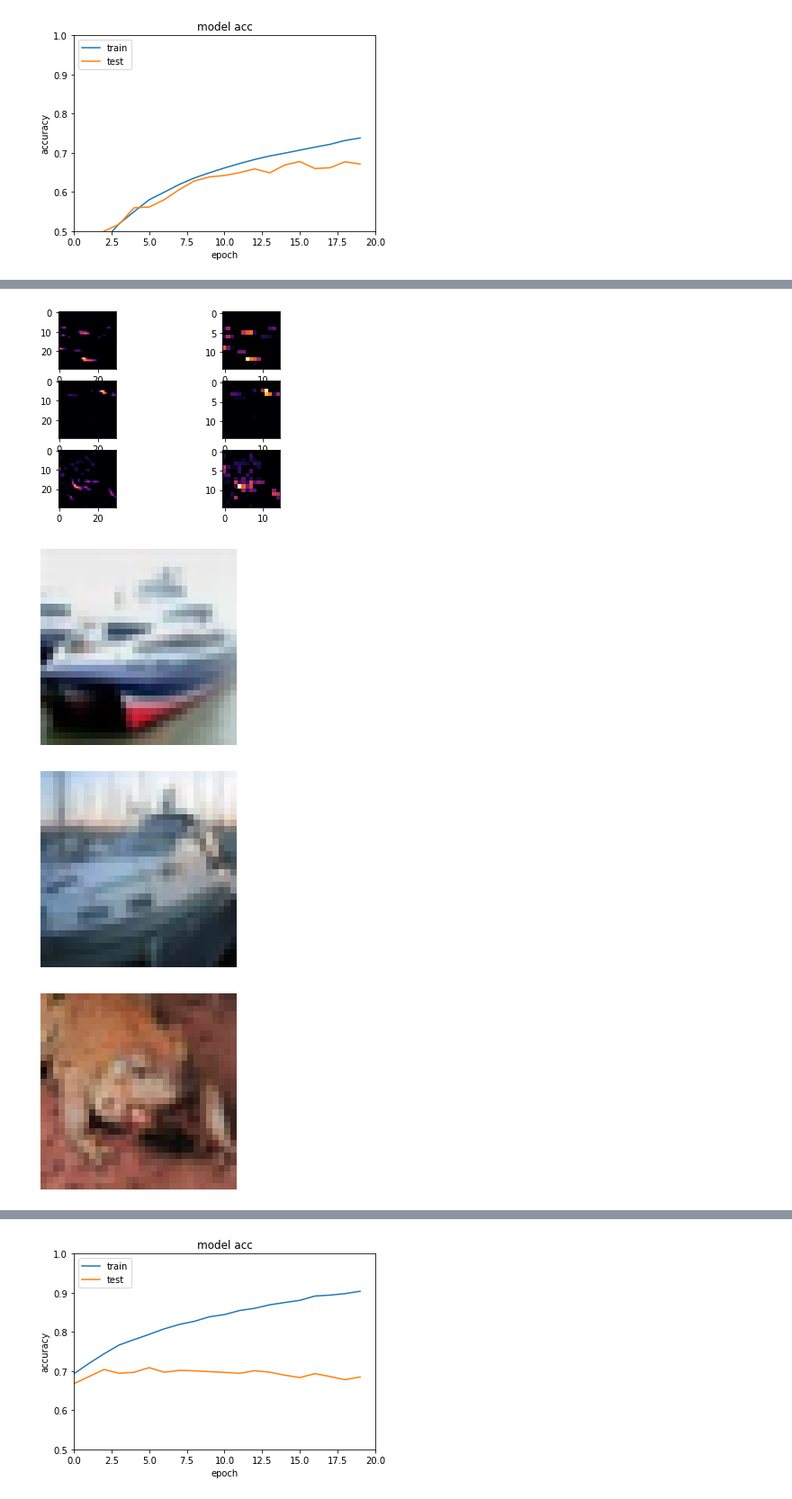
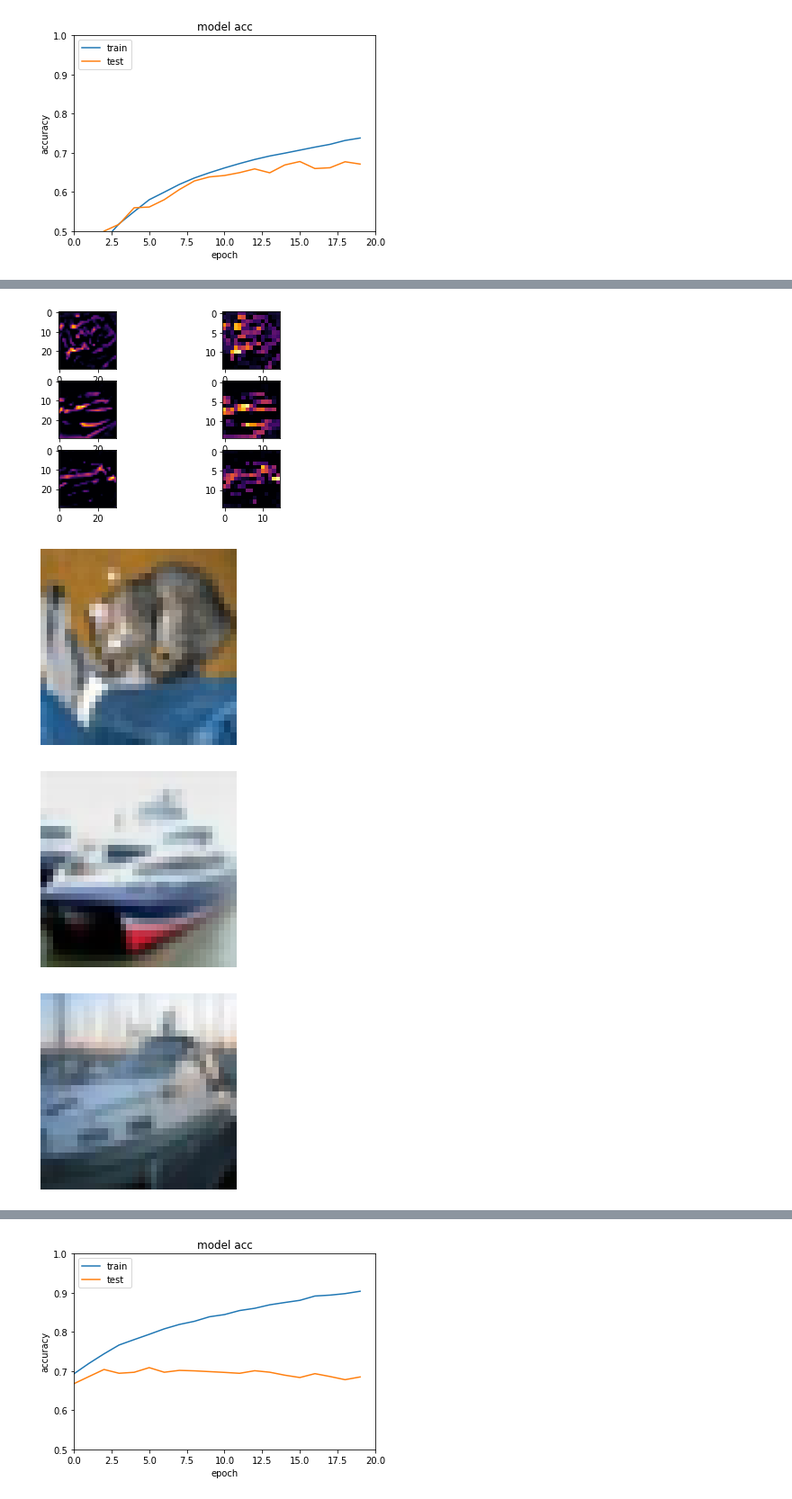
Before and after one commit to R-M77/Tiny_Machine_Learning, a Jupyter notebook: Cifar_10.ipynb, the cells around one changed output, grey strips where cells are left out. Shown at 90% size. Drawn from its saved outputs; the diff is of its cells as text; code cells hidden in the pictures.

Commit message:
edit data visualization to match data shape

```diff
--- a/Cifar_10.ipynb
+++ b/Cifar_10.ipynb
@@ -85,44 +85,49 @@ print(test_labels[:100])
  [7]]
 # %%
 """visualize data"""
-def show_images(img,val_images):
+def show_images(img,validation_data,data_shape):
     plt.figure()
-    plt.imshow(val_images[img].reshape(32,32,3))
+    plt.imshow(val_images[img].reshape(data_shape[0],data_shape[1],data_shape[2]))
     plt.grid(False)
     plt.axis('off')
     plt.show()
 
+# set up plots
 f, axarr = plt.subplots(3,2)
-first_image = 1
-second_image = 2
-third_image = 5
+first_image = 0
+second_image = 1
+third_image = 2
 
 convolution_number = 1
 from tensorflow.keras import models
 layer_outputs = [layer.output for layer in model.layers]
 activation_model = tf.keras.models.Model(inputs=model.input, outputs = layer_outputs)
 
+# create color map for each output for visualization
+data_shape = (32,32,3)      #specify data shape (x_dim, y_dim, channels)
+val_images = test_images
 for x in range(0,2):
-    f1 = activation_model.predict(test_images[first_image].reshape(1,32,32,3))[x]
+    f1 = activation_model.predict(val_images[first_image].reshape(1,data_shape[0],data_shape[1],data_shape[2]))[x]
     axarr[0,x].imshow(f1[0,:,:,convolution_number],cmap = 'inferno')
     axarr[0,x].grid(False)
 
-    f2 = activation_model.predict(test_images[second_image].reshape(1,32,32,3))[x]
+    f2 = activation_model.predict(val_images[second_image].reshape(1,data_shape[0],data_shape[1],data_shape[2]))[x]
     axarr[1,x].imshow(f2[0,:,:,convolution_number],cmap = 'inferno')
     axarr[1,x].grid(False)
 
-    f3 = activation_model.predict(test_images[third_image].reshape(1,32,32,3))[x]
+    f3 = activation_model.predict(val_images[third_image].reshape(1,data_shape[0],data_shape[1],data_shape[2]))[x]
     axarr[2,x].imshow(f3[0,:,:,convolution_number],cmap = 'inferno')
     axarr[2,x].grid(False)
 
-show_images(first_image,test_images)
-show_images(second_image,test_images)
-show_images(third_image,test_images)
+# display images altogether
+show_images(first_image,validation_data=val_images,data_shape=data_shape)
+show_images(second_image,validation_data=val_images,data_shape=data_shape)
+show_images(third_image,validation_data=val_images,data_shape=data_shape)
 # %% [output]
-[figure, old version]
+[figure, new version]
-[figure, old version]
+[figure, new version]
-[figure, old version]
+[figure, new version]
-[figure, old version]
+[figure, new version]
 # %%
 # compile same model with better optimzer
 model.compile(optimizer='adam',
```
